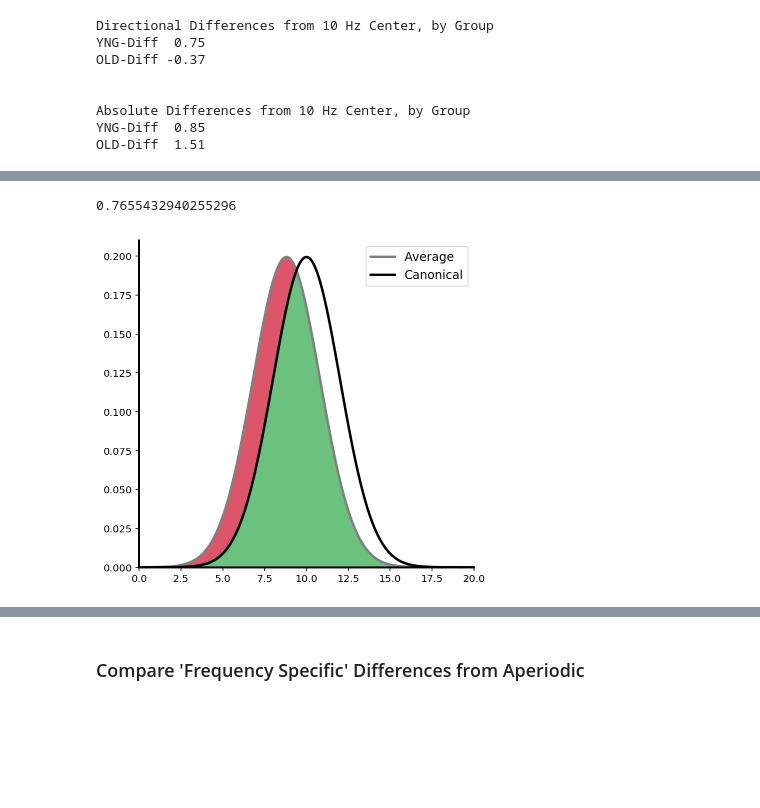
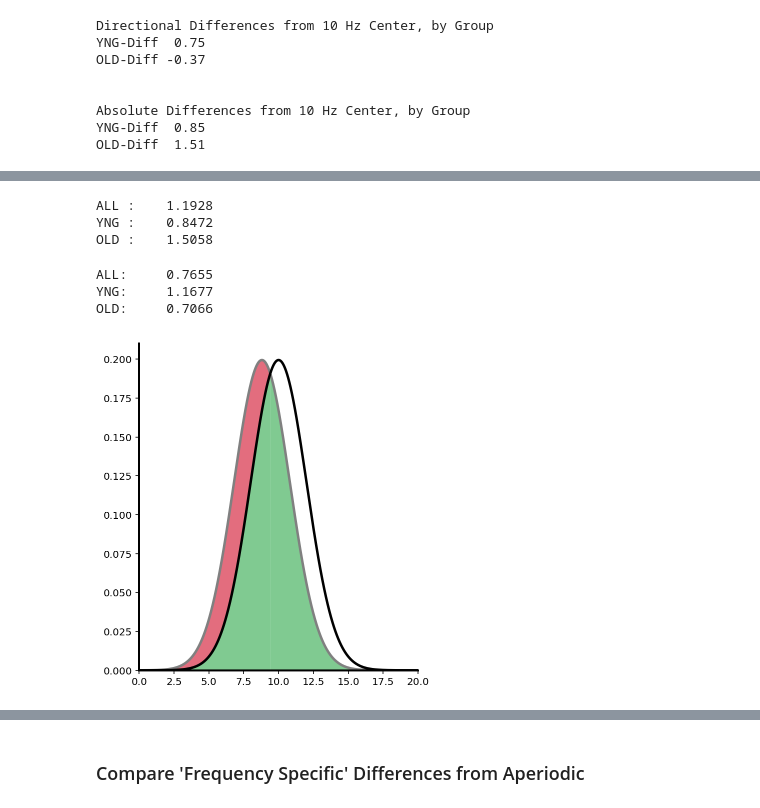
Before and after one commit to TomDonoghue/EEGparam, a Jupyter notebook: notebooks/GroupAnalysis-Rest.ipynb, the cells around one changed output, grey strips where cells are left out. Drawn from its saved outputs; the diff is of its cells as text; code cells hidden in the pictures; blank space fills up the shorter version.

Commit message:
Update overlaps analysis

```diff
--- a/notebooks/GroupAnalysis-Rest.ipynb
+++ b/notebooks/GroupAnalysis-Rest.ipynb
@@ -32,7 +32,7 @@ from analysis import *
 # Settings
 # %%
 # Set path to load results from
-res_path = '/Users/tom/Documents/Research/1-Projects/fooof/2-Data/Results/'
+res_path = '/Users/tom/Documents/Research/1-Projects/1-Current/fooof/2-Data/Results/'
 
 # Set whether to drop outlier subjects, in terms of FOOOF Goodness-of-Fit metrics
 drop_outliers = True
@@ -45,7 +45,7 @@ avg_func = np.nanmean
 #avg_func = np.nanmedian
 
 # Wether to save out plots or not
-save_fig = True
+save_fig = False
 
 print('Number of young subjects:  ', len(YNG_INDS))
 print('Number of  old  subjects:  ', len(OLD_INDS))
@@ -348,12 +354 @@ Plot for an example case, using the average deviation from 10 Hz.
 avg_deviation = np.mean(np.abs(alphas[:, 0] - 10))
-# %%
-# Compare canonical 10 +/- 2, with a gaussian centered with average deviation
-#  Note: in this approach, average deviation shifted below 10 Hz
-#    This is arbitrary - still captures deviations above 10 - could be equivalently calculated that way
-m1, m2, std1, std2 = 10-avg_deviation, 10, 2, 2
-r = get_intersect(m1, m2, std1, std2)
-
-# Check the overlap of the 'average' subject
-print(get_overlap(r, m1, m2, std1, std2))
-# %% [output]
-0.7655432940255296
@@ -360,5 +359,31 @@ print(get_overlap(r, m1, m2, std1, std2))
+# %%
+# Check the average deviations
+print('ALL :\t {:1.4f}'.format(avg_deviation))
+print('YNG :\t {:1.4f}'.format(yng_deviation))
+print('OLD :\t {:1.4f}'.format(old_deviation))
+# %% [output]
+ALL :    1.1928
+YNG :    0.8472
+OLD :    1.5058
+# %%
+# Set up values for overalp analysis
+vals_avg = (10 - avg_deviation, 10, 2, 2)
+r_avg = get_intersect(*vals_avg)
+vals_yng = (10 + yng_deviation, 10, 2, 2)
+r_yng = get_intersect(*vals_yng)
+vals_old = (10 - old_deviation, 10, 2, 2)
+r_old = get_intersect(*vals_old)
+# %%
+# Check the average overlaps
+print('ALL: \t {:1.4f}'.format(get_overlap(r_avg, *vals_avg)))
+print('YNG: \t {:1.4f}'.format(get_overlap(r_yng, *vals_yng)))
+print('OLD: \t {:1.4f}'.format(get_overlap(r_old, *vals_old)))
+# %% [output]
+ALL:     0.7655
+YNG:     1.1677
+OLD:     0.7066
 # %%
-# Plot the overlap of canonical and average shifted alpha
-plot_overlap(m1, m2, std1, std2, save_fig=save_fig, save_name='CanonicalCompare')
+# Plot the overlap of canonical and average shifted alpha: ALL
+plot_overlap(*vals_avg, save_fig=save_fig, save_name='CanonicalCompare-Avg')
 # %% [output]
-[figure, old version]
+[figure, new version]
```
Also changed, not shown: parts of 22 cells of this notebook.
